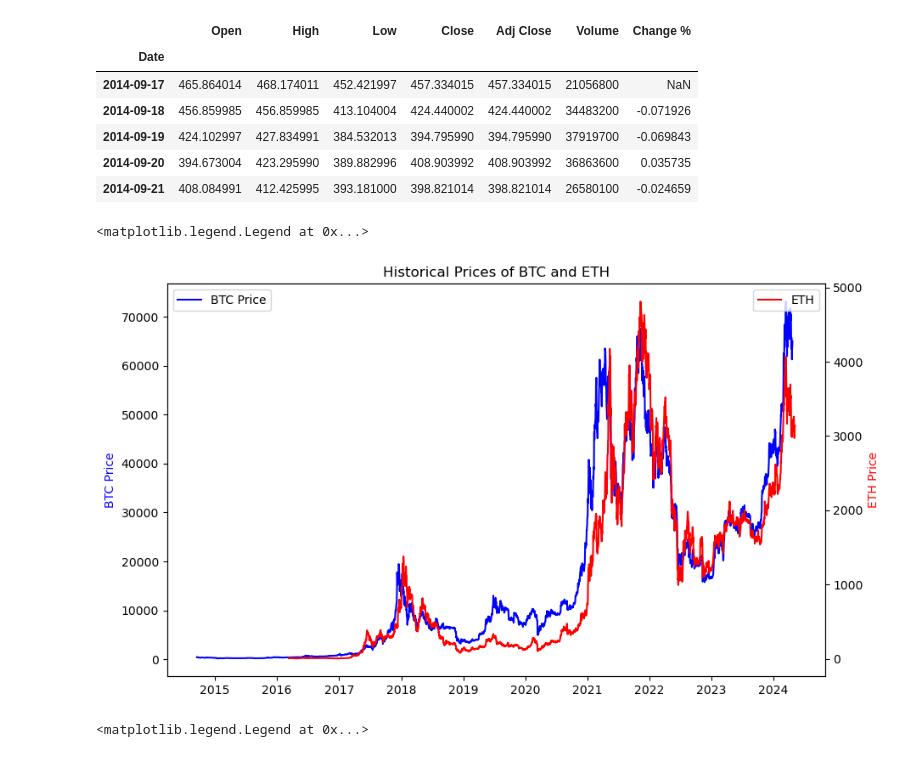
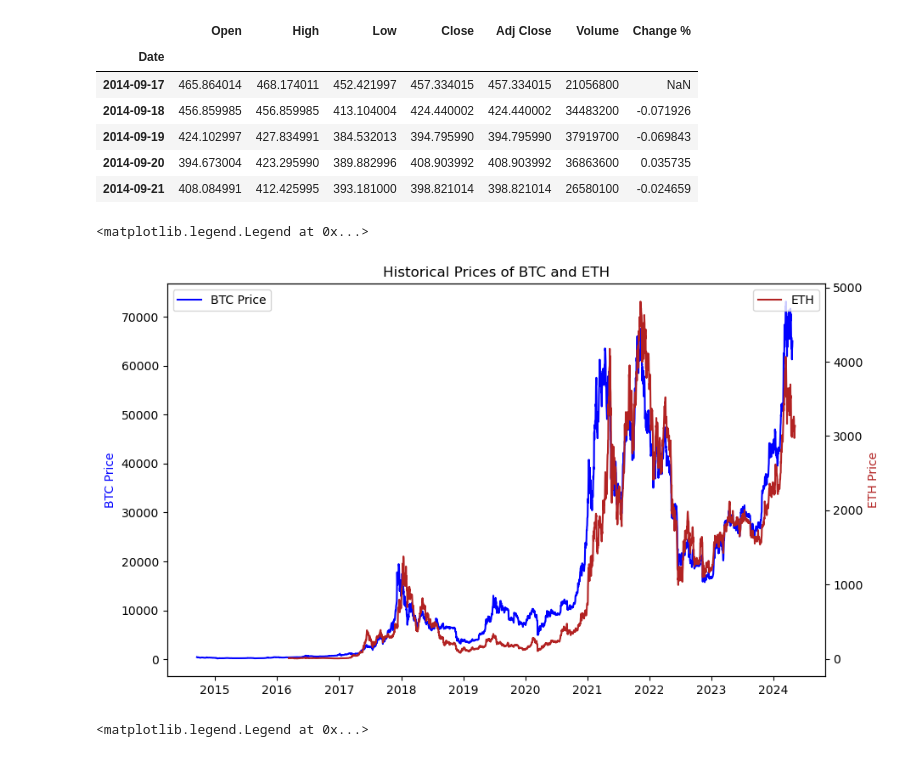
Before and after one commit to itaylor1645/project_1, a Jupyter notebook: BTC_data.ipynb, the cells around one changed output. Cells and saved outputs as stored; diff of their text form; code cells hidden in the pictures.

```diff
--- a/BTC_data.ipynb
+++ b/BTC_data.ipynb
@@ -30,7 +30,7 @@ from matplotlib.ticker import FuncFormatter
 # %%
 # Read BTC csv into DataFrame
 # Source: https://www.kaggle.com/datasets/saswattulo/bitcoin-price-history-btc-usd
-btc_prices_df = pd.read_csv('project_1/Resources/BTC_Prices.csv', index_col='Date', parse_dates=True).dropna()
+btc_prices_df = pd.read_csv('Resources/BTC_Prices.csv', index_col='Date', parse_dates=True).dropna()
 btc_prices_df.head()
 # %% [output]
 |  | Open | High | Low | Close | Adj Close | Volume |
@@ -45,7 +45,7 @@ btc_prices_df.head()
 # %%
 # Read ETH csv into DataFrame and sorting. The dates were desc by default. Converting [Open] to float so it can be used later.
 # Source: https://www.investing.com/crypto/ethereum/historical-data
-eth_prices_df = pd.read_csv('project_1/Resources/Ethereum Historical Data .csv', index_col='Date', parse_dates=True).dropna()
+eth_prices_df = pd.read_csv('Resources/Ethereum Historical Data .csv', index_col='Date', parse_dates=True).dropna()
 eth_prices_df.sort_values(by='Date', ascending=True)
 eth_prices_df.head()
 # %% [output]
@@ -100,21 +100,21 @@ eth_changepct_df = eth_prices_df['Change %'].copy()
 # %%
 fig, ax1 = plt.subplots(figsize=(10, 6))
 
 # Plotting Historical BTC and ETH data. We're scaling ETH to match the relative price of BTC so the comparison is more meaningfull.
 ax1.plot(btc_open_prices_df, label='BTC Price', color='blue')
 ax1.set_ylabel('BTC Price', color='blue')
 
 ax2 = ax1.twinx()
-ax2.plot(eth_open_prices_df, label='ETH', color='red')
-ax2.set_ylabel('ETH Price', color='red')
+ax2.plot(eth_open_prices_df, label='ETH', color='firebrick')
+ax2.set_ylabel('ETH Price', color='firebrick')
 
 
 plt.title('Historical Prices of BTC and ETH')
 ax1.legend(loc='upper left')
 ax2.legend(loc='upper right')
 # %% [output]
 <matplotlib.legend.Legend at 0x...>
-[figure, old version]
+[figure, new version]
 # %%
 plt.plot(btc_changepct_df, label='BTC Change %')
 formatter = FuncFormatter(lambda y, _: '{:.0%}'.format(y))
```
Also changed, not shown: parts of 7 cells of this notebook.
